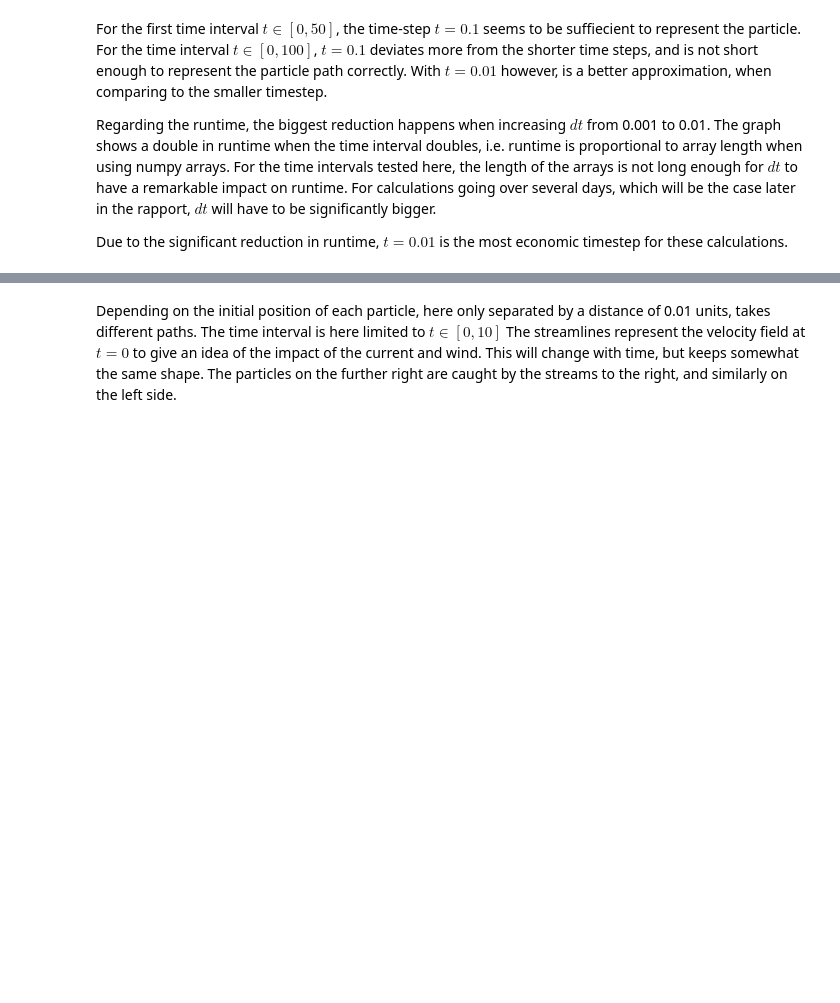
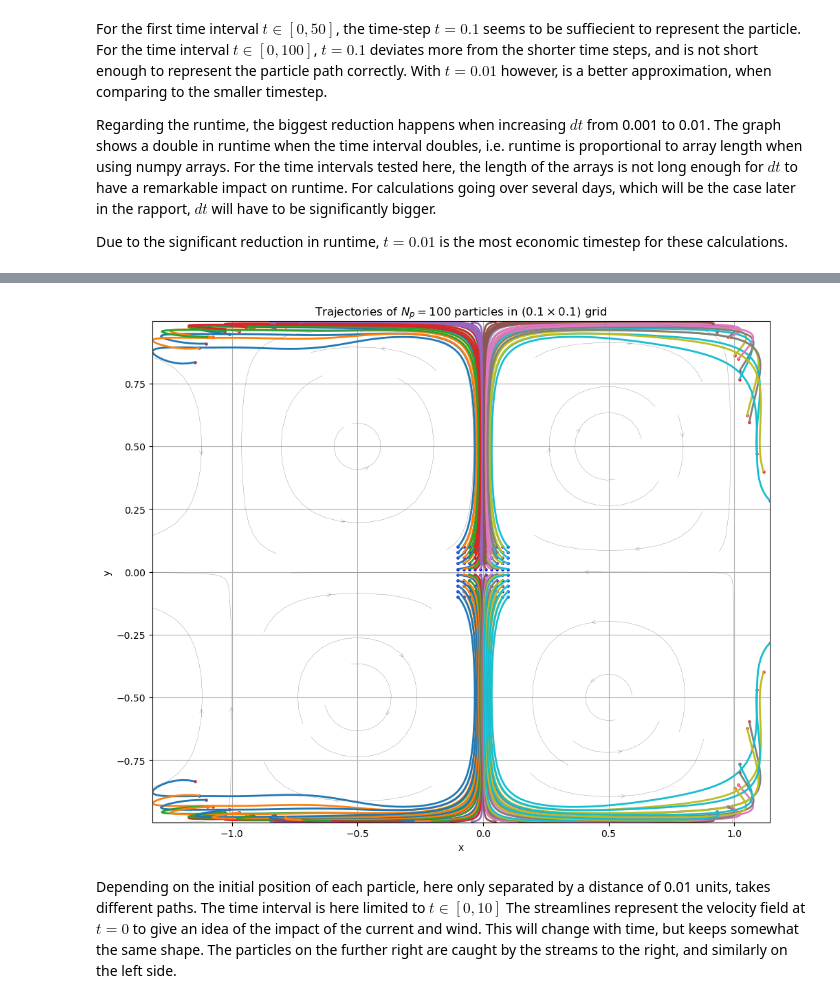
Before and after one commit to TrymSaether/Particle-transport-with-ocean-currents, a Jupyter notebook: eksempelkode.ipynb, the cells around one changed output, grey strips where cells are left out. Cells and saved outputs as stored; diff of their text form; code cells hidden in the pictures; blank space fills up the shorter version.

```diff
--- a/eksempelkode.ipynb
+++ b/eksempelkode.ipynb
@@ -116,0 +61,6 @@ Due to the significant reduction in runtime, $t = 0.01$ is the most economic tim
+# %%
+from module.trajectory import Trajectory
+trajectory_parameters = {"time_interval": [0, 10],"number_of_particles": 100,"stepsize": 0.1,"mode": "grid", "location": [-0.1, 0.1],"scale": 0.1}
+traj = Trajectory(**trajectory_parameters)
+traj(velocity)
+traj.info()
@@ -117,37 +81,25 @@ Due to the significant reduction in runtime, $t = 0.01$ is the most economic tim
 # %%
-fig_params = {"figsize": (7.5, 5)}
-streamplot_params = {
-    "color": "grey",
-    "density": 1,
-    "linewidth": 0.25,
-    "arrowsize": 1,
-    "arrowstyle": "->",
-}
-scatter_params = {"s": 5}
-plot_params = {"alpha":1, "linewidth":0.8}
+streamplot_parameters = {"color": "grey","density": 0.5,"linewidth": 0.25,"arrowsize": 1,"arrowstyle": "->"}
+scatter_initial_parameters = {"s": 5, "c": "blue", "marker": "o", "label": "Initial position"}
+scatter_final_parameters = {"s": 5, "c": "red", "marker": "o", "label": "Final position"}
+plot_parameters = {"alpha":1, "linewidth":2}
 
+fig, ax = plt.subplots(1, 1, figsize=(8, 5))
 
-T = [0, 10]
-dt = 0.001
-Np = 100
-mode = "grid"
-loc = [-0.1, 0.1]
-scale = 0.1
-fig, ax = plt.subplots(1,1, figsize=(10, 10))
-traj = Trajectory(T=T, dt=dt, Np=Np, mode=mode, loc=loc, scale=scale)
-Y = traj(velocity)
-X, Y = np.meshgrid(np.linspace(-1.5,1.3, 100), np.linspace(-0.99, 0.99, 100))
-U, V = velocity([X, Y], 0)
-ax.streamplot(X, Y, U, V, **{"color": "gray", "density": 1, "linewidth": 0.5, "arrowsize": 0.9, "arrowstyle": "->"})
-traj.plot(ax, **plot_params)
-traj.scatter(ax, t=0, **scatter_params)
-traj.scatter(ax, t=-1, **scatter_params)
+traj.plot(ax, **plot_parameters)
+traj.streamplot(ax, **streamplot_parameters)
+traj.scatter(ax, t=0, **scatter_initial_parameters)
+traj.scatter(ax, t=-1, **scatter_final_parameters)
+
 ax.set_xlabel("x")
 ax.set_ylabel("y")
 ax.set_title(f"Trajectories of $N_p = 100$ particles in $(0.1\\times 0.1)$ grid")
 plt.grid()
 plt.tight_layout()
+
 plt.show()
+# %% [output]
+[figure, added]
 # %% [markdown]
 Depending on the initial position of each particle, here only separated by a distance of 0.01 units, takes different paths. The time interval is here limited to $t \in [0, 10]$ The streamlines represent the velocity field at $t=0$ to give an idea of the impact of the current and wind. This will change with time, but keeps somewhat the same shape. The particles on the further right are caught by the streams to the right, and similarly on the left side.
 # %% [markdown]
```
Also changed, not shown: parts of 31 cells of this notebook, 3 other files.
